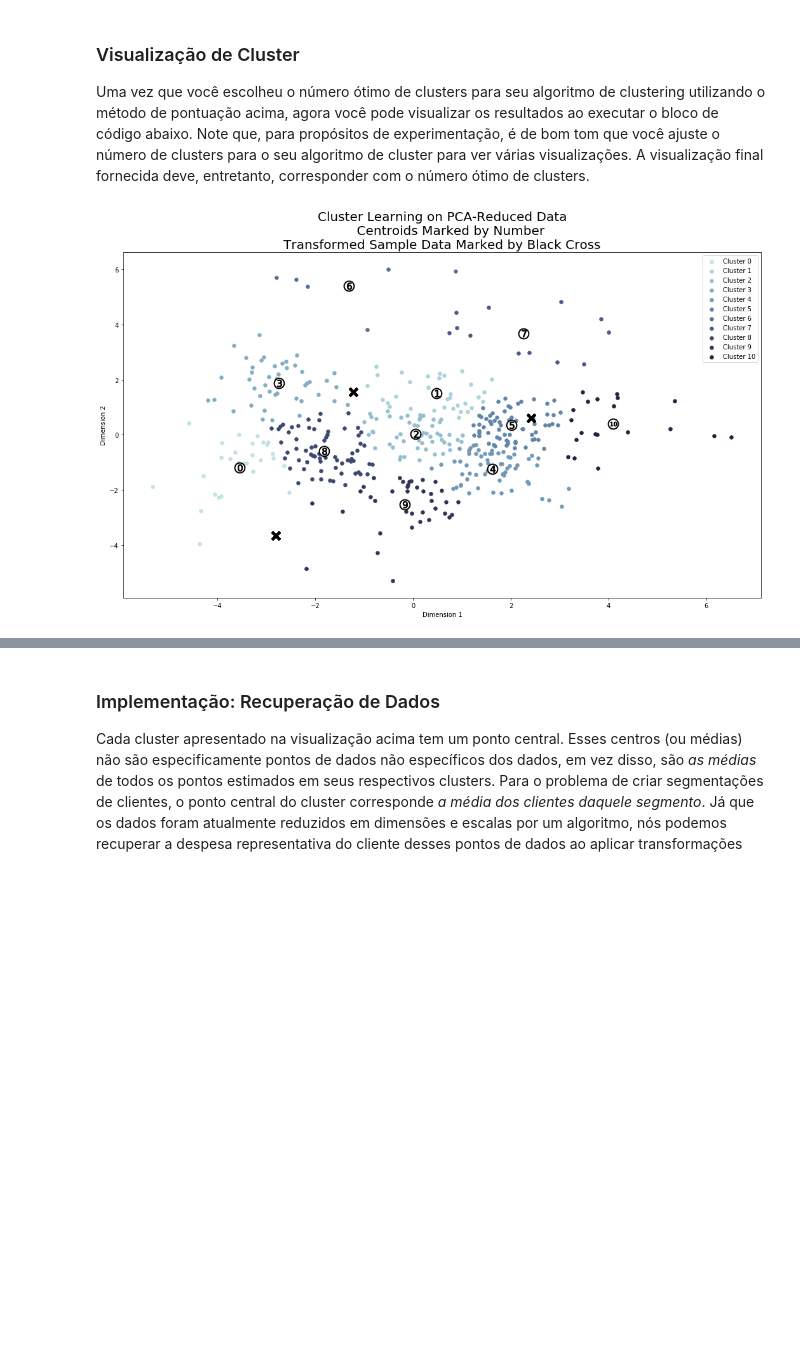
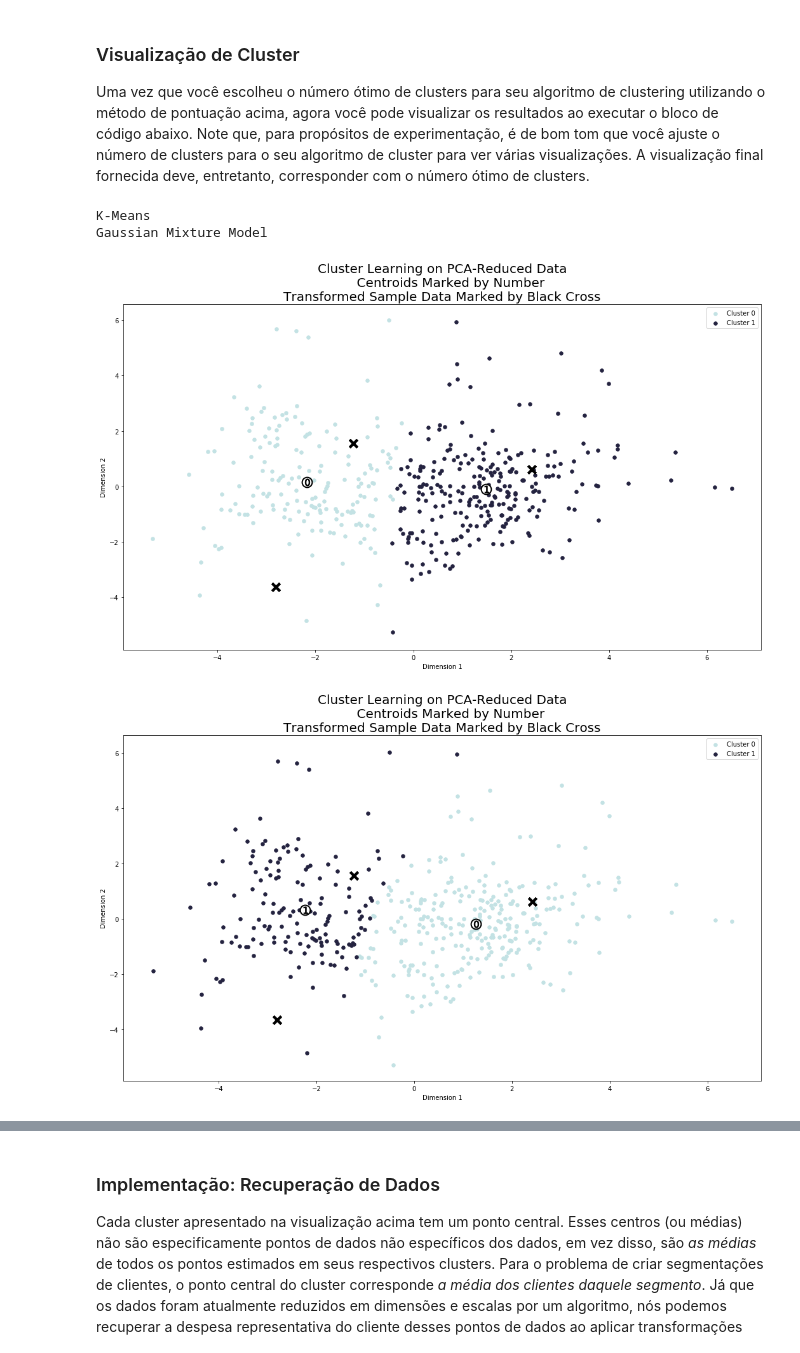
Before and after one commit to rafaelpcustodio/customer_segments, a Jupyter notebook: customer_segments_PT.ipynb, the cells around one changed output, grey strips where cells are left out. Drawn from its saved outputs; the diff is of its cells as text; code cells hidden in the pictures; blank space fills up the shorter version.

```diff
--- a/customer_segments_PT.ipynb
+++ b/customer_segments_PT.ipynb
@@ -636,30 +653,83 @@ Acima estão as análises feitas que podem ser usadas para resposta da questão
 Uma vez que você escolheu o número ótimo de clusters para seu algoritmo de clustering utilizando o método de pontuação acima, agora você pode visualizar os resultados ao executar o bloco de código abaixo. Note que, para propósitos de experimentação, é de bom tom que você ajuste o número de clusters para o seu algoritmo de cluster para ver várias visualizações. A visualização final fornecida deve, entretanto, corresponder com o número ótimo de clusters.
 # %%
 import seaborn as sns
+from sklearn.mixture import GaussianMixture
+
+def cluster_results(reduced_data, preds, centers, pca_samples):
+
+    predictions = pd.DataFrame(preds, columns = ['Cluster'])
+    plot_data = pd.concat([predictions, reduced_data], axis = 1)
+
+    # Generate the cluster plot
+    fig, ax = plt.subplots(figsize = (18,10))
+
+    # Color map
+    cmap = sns.cubehelix_palette(2, start=0.1, rot=-.25, as_cmap=True)
+
+    # Color the points based on assigned cluster
+    for i, cluster in plot_data.groupby('Cluster'):
+        cluster.plot(ax = ax, kind = 'scatter', x = 'Dimension 1', y = 'Dimension 2', \
+                     color = cmap((i)*1.0/(len(centers)-1)), label = 'Cluster %i'%(i), s=30);
+
+    # Plot centers with indicators
+    for i, c in enumerate(centers):
+        ax.scatter(x = c[0], y = c[1], color = 'white', edgecolors = 'black', \
+                   alpha = 1, linewidth = 2, marker = 'o', s=250);
+        ax.scatter(x = c[0], y = c[1], marker='$%d$'%(i), alpha = 1, s=120, color='black');
+    # Plot transformed sample points
+        ax.scatter(x = pca_samples[:,0], y = pca_samples[:,1], \
+                   s = 150, linewidth = 4, color = 'black', marker = 'x');
+
+    # Set plot title
+    ax.set_title("Cluster Learning on PCA-Reduced Data\n\
+    Centroids Marked by Number\nTransformed Sample Data Marked by Black Cross", fontsize=20);
+
+# MOdelo K-means para 2 clusters
+clusterer = KMeans(n_clusters=2).fit(reduced_data)
+preds = clusterer.predict(reduced_data)
+centers = clusterer.cluster_centers_
+sample_preds = clusterer.predict(pca_samples)
+score = silhouette_score(reduced_data, preds)
+
+cluster_results(reduced_data, preds, centers, pca_samples)
+print ("K-Means")
+
+# Modelo Gaussiano
+clusterer2 = GaussianMixture(n_components=2, covariance_type='full').fit(reduced_data)
+preds2 = clusterer2.predict(reduced_data)
+centers2 = clusterer2.means_
+sample_preds2 = clusterer2.predict(pca_samples)
+score2 = silhouette_score(reduced_data, preds2)
+
+cluster_results(reduced_data, preds2, centers2, pca_samples)
+print('Gaussian Mixture Model')
 
 def cluster_results(reduced_data, preds, centers, pca_samples):
     predictions = pd.DataFrame(preds, columns = ['Cluster'])
     plot_data = pd.concat([predictions, reduced_data], axis = 1)
 
     fig, ax = plt.subplots(figsize = (18,10))
 
     cmap = sns.cubehelix_palette(2, start=0.1, rot=-.25, as_cmap=True)
 
     for i, cluster in plot_data.groupby('Cluster'):
         cluster.plot(ax = ax, kind = 'scatter', x = 'Dimension 1', y = 'Dimension 2', \
                      color = cmap((i)*1.0/(len(centers)-1)), label = 'Cluster %i'%(i), s=30);
 
     for i, c in enumerate(centers):
         ax.scatter(x = c[0], y = c[1], color = 'white', edgecolors = 'black', \
                    alpha = 1, linewidth = 2, marker = 'o', s=250);
         ax.scatter(x = c[0], y = c[1], marker='$%d$'%(i), alpha = 1, s=120, color='black');
         ax.scatter(x = pca_samples[:,0], y = pca_samples[:,1], \
                    s = 150, linewidth = 4, color = 'black', marker = 'x');
 
     ax.set_title("Cluster Learning on PCA-Reduced Data\n\
     Centroids Marked by Number\nTransformed Sample Data Marked by Black Cross", fontsize=20);
 
 # Mostre os resultados do clustering da implementação
 cluster_results(reduced_data, preds, centers, pca_samples)
 # %% [output]
+K-Means
+Gaussian Mixture Model
-[figure, old version]
+[figure, new version]
+[figure, added]
```
Also changed, not shown: parts of 4 cells of this notebook.
